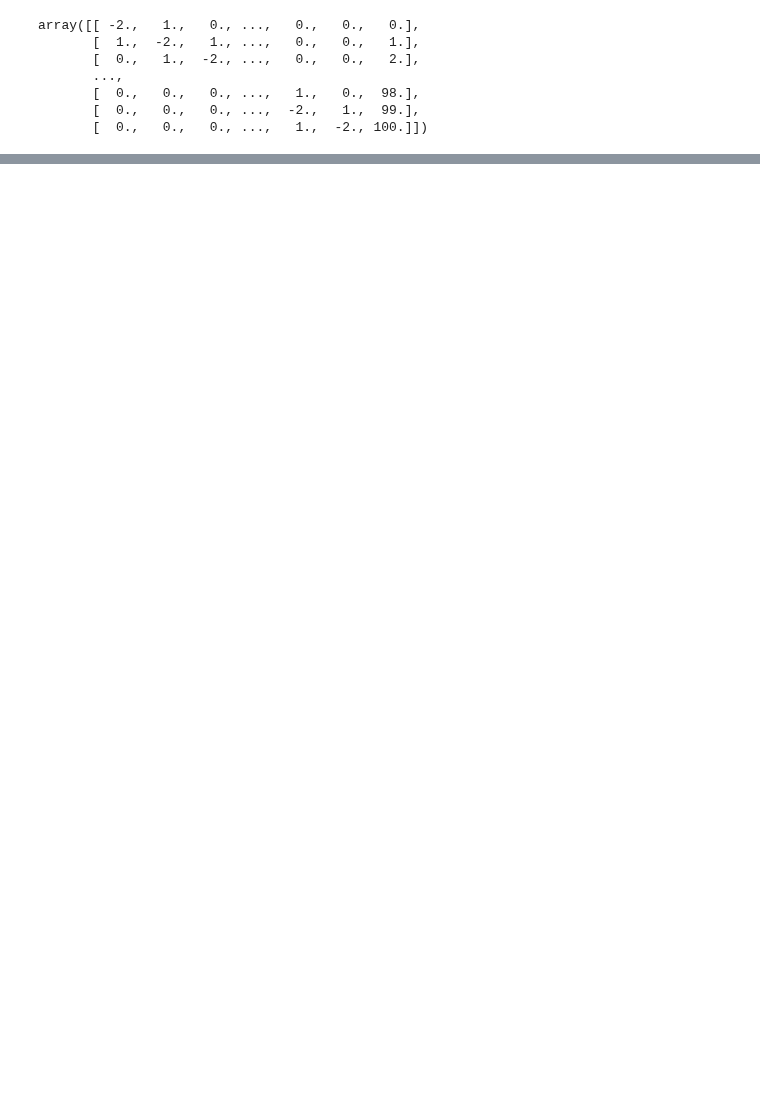
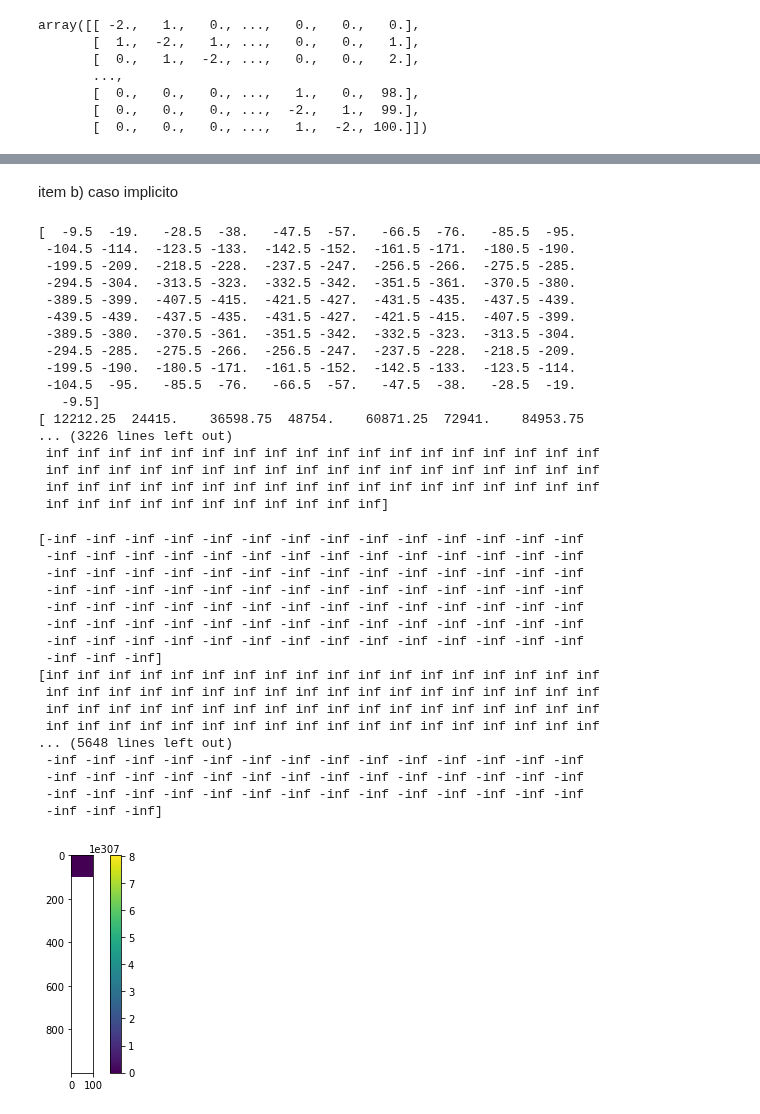
Before and after one commit to agFrenk/Metodos-TP, a Jupyter notebook: resolucion_tp.ipynb, the cells around one changed output, grey strips where cells are left out. Saved outputs shown, nothing was run; the diff lists cells and outputs as text; code cells hidden in the pictures; blank space fills up the shorter version.

```diff
--- a/resolucion_tp.ipynb
+++ b/resolucion_tp.ipynb
@@ -345,0 +507,57 @@ verificacion_exp([d_a, d_b, d_c])
+# %% [markdown]
+item b) caso implicito
+# %%
+def sim_explicita(u_0, A, m):
+    m_res = np.zeros((m,101)).astype(np.float64)
+    u=u_0
+    m_res[0]=u
+    for k in range(1,m):
+        u = elim_gauss_tridiagonal(A, u)
+        m_res[k]= u
+        print(m_res[k])
+    return m_res
+
+x = sim_explicita(create_u0(n,r), create_matrix_laplaciano(1), m)
+
+def heatmap2d(arr: np.ndarray):
+    plt.imshow(arr, cmap='viridis')
+    plt.colorbar()
+    plt.show()
+
+heatmap2d(x)
+# %% [output]
+[  -9.5  -19.   -28.5  -38.   -47.5  -57.   -66.5  -76.   -85.5  -95.
+ -104.5 -114.  -123.5 -133.  -142.5 -152.  -161.5 -171.  -180.5 -190.
+ -199.5 -209.  -218.5 -228.  -237.5 -247.  -256.5 -266.  -275.5 -285.
+ -294.5 -304.  -313.5 -323.  -332.5 -342.  -351.5 -361.  -370.5 -380.
+ -389.5 -399.  -407.5 -415.  -421.5 -427.  -431.5 -435.  -437.5 -439.
+ -439.5 -439.  -437.5 -435.  -431.5 -427.  -421.5 -415.  -407.5 -399.
+ -389.5 -380.  -370.5 -361.  -351.5 -342.  -332.5 -323.  -313.5 -304.
+ -294.5 -285.  -275.5 -266.  -256.5 -247.  -237.5 -228.  -218.5 -209.
+ -199.5 -190.  -180.5 -171.  -161.5 -152.  -142.5 -133.  -123.5 -114.
+ -104.5  -95.   -85.5  -76.   -66.5  -57.   -47.5  -38.   -28.5  -19.
+   -9.5]
+[ 12212.25  24415.    36598.75  48754.    60871.25  72941.    84953.75
+... (3226 lines left out)
+ inf inf inf inf inf inf inf inf inf inf inf inf inf inf inf inf inf inf
+ inf inf inf inf inf inf inf inf inf inf inf inf inf inf inf inf inf inf
+ inf inf inf inf inf inf inf inf inf inf inf inf inf inf inf inf inf inf
+ inf inf inf inf inf inf inf inf inf inf inf]
+[-inf -inf -inf -inf -inf -inf -inf -inf -inf -inf -inf -inf -inf -inf
+ -inf -inf -inf -inf -inf -inf -inf -inf -inf -inf -inf -inf -inf -inf
+ -inf -inf -inf -inf -inf -inf -inf -inf -inf -inf -inf -inf -inf -inf
+ -inf -inf -inf -inf -inf -inf -inf -inf -inf -inf -inf -inf -inf -inf
+ -inf -inf -inf -inf -inf -inf -inf -inf -inf -inf -inf -inf -inf -inf
+ -inf -inf -inf -inf -inf -inf -inf -inf -inf -inf -inf -inf -inf -inf
+ -inf -inf -inf -inf -inf -inf -inf -inf -inf -inf -inf -inf -inf -inf
+ -inf -inf -inf]
+[inf inf inf inf inf inf inf inf inf inf inf inf inf inf inf inf inf inf
+ inf inf inf inf inf inf inf inf inf inf inf inf inf inf inf inf inf inf
+ inf inf inf inf inf inf inf inf inf inf inf inf inf inf inf inf inf inf
+ inf inf inf inf inf inf inf inf inf inf inf inf inf inf inf inf inf inf
+... (5648 lines left out)
+ -inf -inf -inf -inf -inf -inf -inf -inf -inf -inf -inf -inf -inf -inf
+ -inf -inf -inf -inf -inf -inf -inf -inf -inf -inf -inf -inf -inf -inf
+ -inf -inf -inf -inf -inf -inf -inf -inf -inf -inf -inf -inf -inf -inf
+ -inf -inf -inf]
+[figure, added]
```
Also changed, not shown: parts of 16 cells of this notebook.
